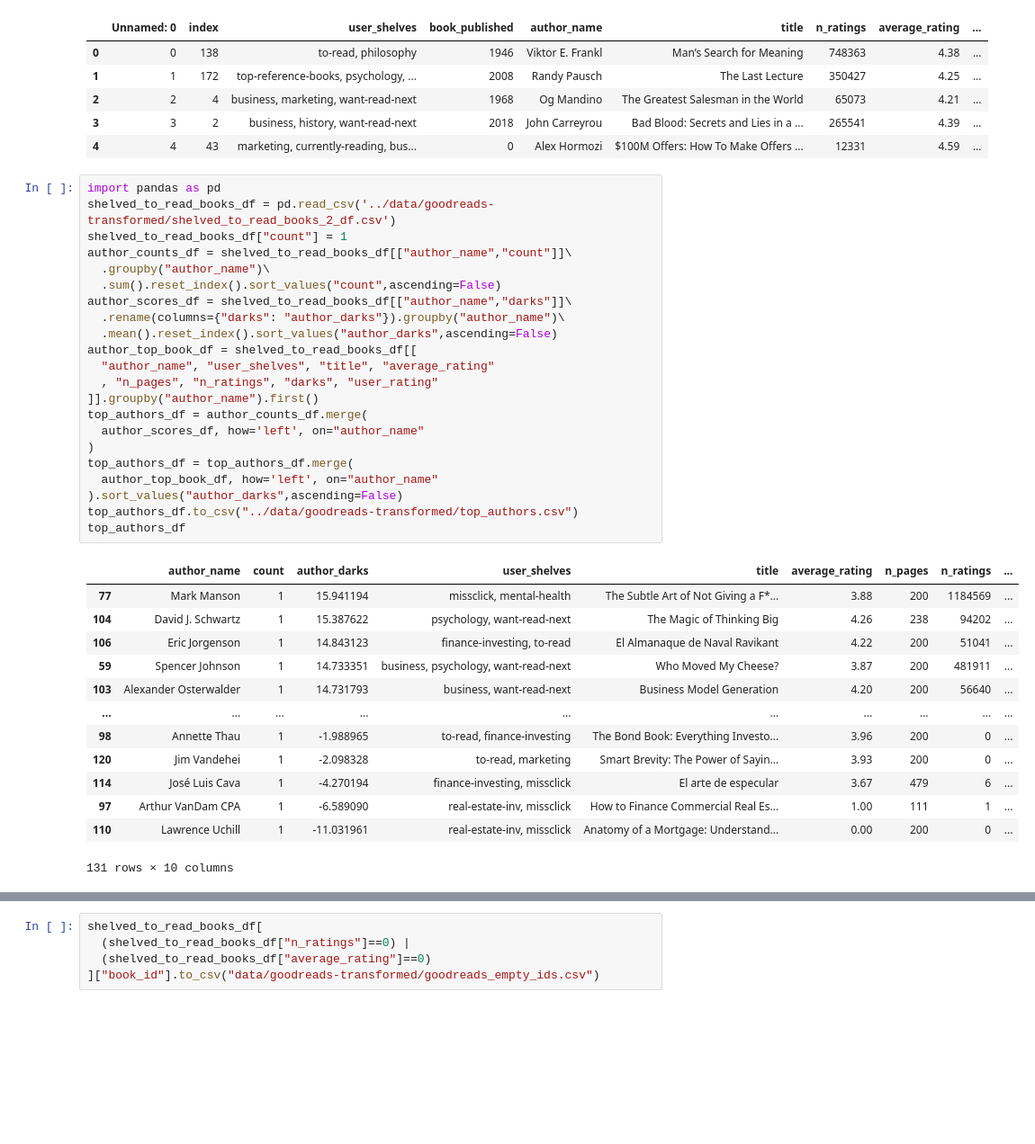
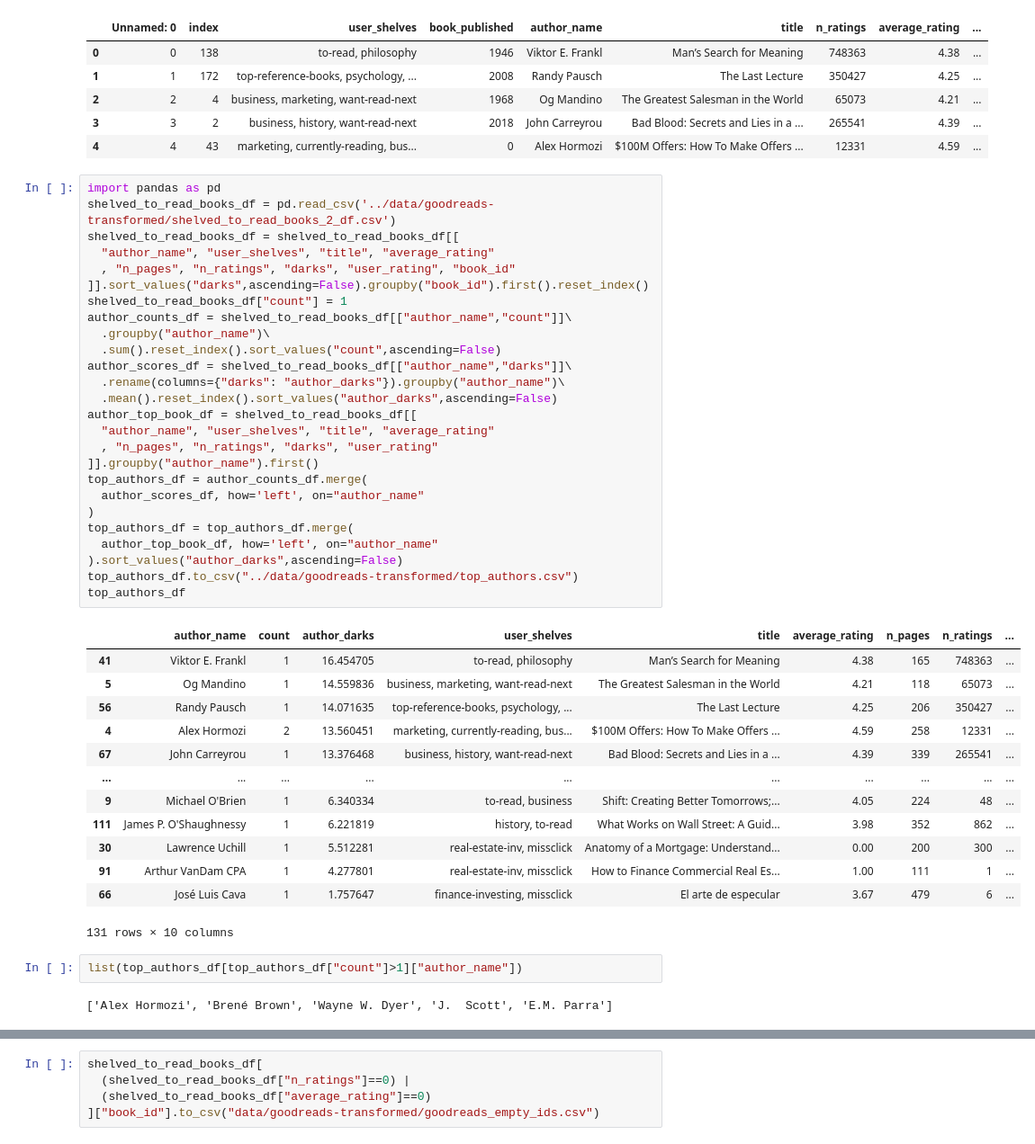
Before and after one commit to jgonzal1/jgonzal1.github.io, a Jupyter notebook: assets/📚.ipynb, the cells around one changed output, grey strips where cells are left out. Shown at 90% size. Drawn from its saved outputs; the diff is of its cells as text; blank space fills up the shorter version.

Commit message:
+ top authors

```diff
--- a/assets/📚.ipynb
+++ b/assets/📚.ipynb
@@ -330,36 +329,44 @@ shelved_to_read_books_df.head()#[:0].T
 # %%
 import pandas as pd
 shelved_to_read_books_df = pd.read_csv('../data/goodreads-transformed/shelved_to_read_books_2_df.csv')
+shelved_to_read_books_df = shelved_to_read_books_df[[
+  "author_name", "user_shelves", "title", "average_rating"
+  , "n_pages", "n_ratings", "darks", "user_rating", "book_id"
+]].sort_values("darks",ascending=False).groupby("book_id").first().reset_index()
 shelved_to_read_books_df["count"] = 1
 author_counts_df = shelved_to_read_books_df[["author_name","count"]]\
   .groupby("author_name")\
   .sum().reset_index().sort_values("count",ascending=False)
 author_scores_df = shelved_to_read_books_df[["author_name","darks"]]\
   .rename(columns={"darks": "author_darks"}).groupby("author_name")\
   .mean().reset_index().sort_values("author_darks",ascending=False)
 author_top_book_df = shelved_to_read_books_df[[
   "author_name", "user_shelves", "title", "average_rating"
   , "n_pages", "n_ratings", "darks", "user_rating"
 ]].groupby("author_name").first()
 top_authors_df = author_counts_df.merge(
   author_scores_df, how='left', on="author_name"
 )
 top_authors_df = top_authors_df.merge(
   author_top_book_df, how='left', on="author_name"
 ).sort_values("author_darks",ascending=False)
 top_authors_df.to_csv("../data/goodreads-transformed/top_authors.csv")
 top_authors_df
 # %% [output]
 |  | author_name | count | author_darks | user_shelves | title | average_rating | n_pages | n_ratings | ... |
-| 77 | Mark Manson | 1 | 15.941194 | missclick, mental-health | The Subtle Art of Not Giving a F*... | 3.88 | 200 | 1184569 | ... |
-| 104 | David J. Schwartz | 1 | 15.387622 | psychology, want-read-next | The Magic of Thinking Big | 4.26 | 238 | 94202 | ... |
-| 106 | Eric Jorgenson | 1 | 14.843123 | finance-investing, to-read | El Almanaque de Naval Ravikant | 4.22 | 200 | 51041 | ... |
-| 59 | Spencer Johnson | 1 | 14.733351 | business, psychology, want-read-next | Who Moved My Cheese? | 3.87 | 200 | 481911 | ... |
-| 103 | Alexander Osterwalder | 1 | 14.731793 | business, want-read-next | Business Model Generation | 4.20 | 200 | 56640 | ... |
+| 41 | Viktor E. Frankl | 1 | 16.454705 | to-read, philosophy | Man’s Search for Meaning | 4.38 | 165 | 748363 | ... |
+| 5 | Og Mandino | 1 | 14.559836 | business, marketing, want-read-next | The Greatest Salesman in the World | 4.21 | 118 | 65073 | ... |
+| 56 | Randy Pausch | 1 | 14.071635 | top-reference-books, psychology, ... | The Last Lecture | 4.25 | 206 | 350427 | ... |
+| 4 | Alex Hormozi | 2 | 13.560451 | marketing, currently-reading, bus... | $100M Offers: How To Make Offers ... | 4.59 | 258 | 12331 | ... |
+| 67 | John Carreyrou | 1 | 13.376468 | business, history, want-read-next | Bad Blood: Secrets and Lies in a ... | 4.39 | 339 | 265541 | ... |
 | ... | ... | ... | ... | ... | ... | ... | ... | ... | ... |
-| 98 | Annette Thau | 1 | -1.988965 | to-read, finance-investing | The Bond Book: Everything Investo... | 3.96 | 200 | 0 | ... |
-| 120 | Jim Vandehei | 1 | -2.098328 | to-read, marketing | Smart Brevity: The Power of Sayin... | 3.93 | 200 | 0 | ... |
-| 114 | José Luis Cava | 1 | -4.270194 | finance-investing, missclick | El arte de especular | 3.67 | 479 | 6 | ... |
-| 97 | Arthur VanDam CPA | 1 | -6.589090 | real-estate-inv, missclick | How to Finance Commercial Real Es... | 1.00 | 111 | 1 | ... |
-| 110 | Lawrence Uchill | 1 | -11.031961 | real-estate-inv, missclick | Anatomy of a Mortgage: Understand... | 0.00 | 200 | 0 | ... |
+| 9 | Michael O'Brien | 1 | 6.340334 | to-read, business | Shift: Creating Better Tomorrows;... | 4.05 | 224 | 48 | ... |
+| 111 | James P. O'Shaughnessy | 1 | 6.221819 | history, to-read | What Works on Wall Street: A Guid... | 3.98 | 352 | 862 | ... |
+| 30 | Lawrence Uchill | 1 | 5.512281 | real-estate-inv, missclick | Anatomy of a Mortgage: Understand... | 0.00 | 200 | 300 | ... |
+| 91 | Arthur VanDam CPA | 1 | 4.277801 | real-estate-inv, missclick | How to Finance Commercial Real Es... | 1.00 | 111 | 1 | ... |
+| 66 | José Luis Cava | 1 | 1.757647 | finance-investing, missclick | El arte de especular | 3.67 | 479 | 6 | ... |
 131 rows × 10 columns
+# %%
+list(top_authors_df[top_authors_df["count"]>1]["author_name"])
+# %% [output]
+['Alex Hormozi', 'Brené Brown', 'Wayne W. Dyer', 'J.  Scott', 'E.M. Parra']
```
Also changed, not shown: parts of 3 cells of this notebook.
